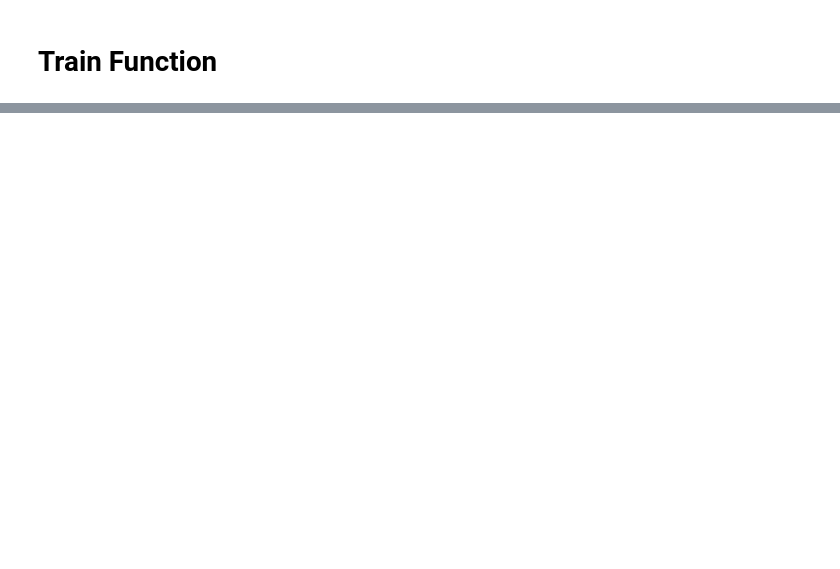
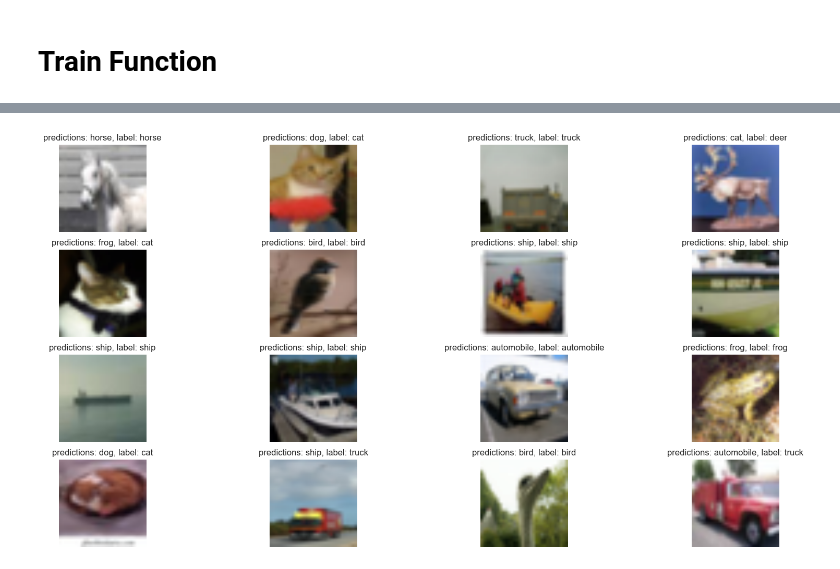
Before and after one commit to MahdiarMansouri/HOG_feature_extraction_cifar10, a Jupyter notebook: main.ipynb, the cells around one changed output, grey strips where cells are left out. Saved outputs shown, nothing was run; the diff lists cells and outputs as text; code cells hidden in the pictures; blank space fills up the shorter version.

```diff
--- a/main.ipynb
+++ b/main.ipynb
@@ -438,0 +610,32 @@ model = train_model(model, criterion, optimizer, 100)
+# %%
+def visualize_model(model):
+    model.eval()
+    nrows, ncols = 4, 4
+    fig, axes = plt.subplots(nrows=nrows, ncols=ncols, figsize=(20, 10))
+
+    with torch.no_grad():
+        for i, (inputs, labels) in enumerate(original_dataloaders['val']):
+            inputs = inputs.to(device)
+            labels = labels.to(device)
+
+            outputs = model(inputs)
+            _, predictions = torch.max(outputs, 1)
+
+            for j in range(inputs.size()[0]):
+                img = inputs.cpu().data[j]
+                img = img.numpy().transpose((1, 2, 0))
+                img = std * img + mean
+                img = np.clip(img, 0, 1)
+                axes[i][j].axis('off')
+                axes[i][j].set_title(
+                    f'predictions: {class_names[predictions[j]]}, label: {class_names[labels[j]]}'
+                )
+                axes[i][j].imshow(img)
+                if j == ncols - 1:
+                    break
+            if i == nrows - 1:
+                break
+# %%
+visualize_model(model)
+# %% [output]
+[figure, added]
```
Also changed, not shown: parts of 10 cells of this notebook.
